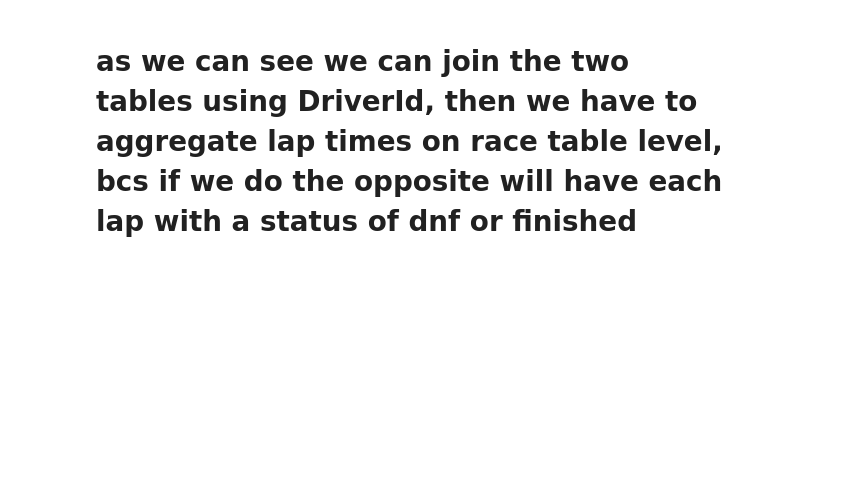
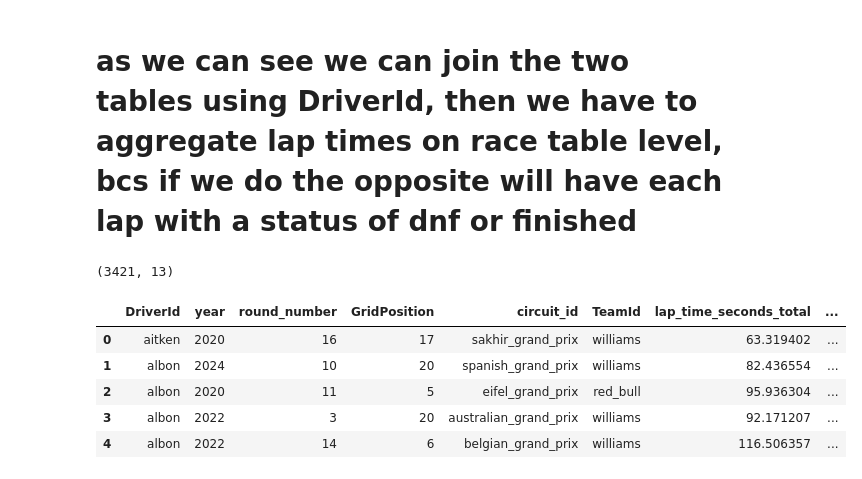
Before and after one commit to StegenX/f1_DNF_prediction_model, a Jupyter notebook: notebooks/data_preparation.ipynb, the cells around one changed output. Drawn from its saved outputs; the diff is of its cells as text; code cells hidden in the pictures; blank space fills up the shorter version.

Commit message:
First stage: data has been joined, cleaned, checked, ready for stage 2

```diff
--- a/notebooks/data_preparation.ipynb
+++ b/notebooks/data_preparation.ipynb
@@ -110,3 +110,26 @@ Index(['lap_id', 'DriverId', 'circuit_id', 'year', 'round_number',
       dtype='object')
 # %% [markdown]
 # as we can see we can join the two tables using DriverId, then we have to aggregate lap times on race table level, bcs if we do the opposite will have each lap with a status of dnf or finished
+# %%
+query = """SELECT race.DriverId, race.year, race.round_number, race.GridPosition, race.circuit_id, race.TeamId ,AVG(lap_time_seconds) AS lap_time_seconds_total, STDDEV(lap_time_seconds) as std_lap_times, MAX(tyre_life) as tyre_life,
+SUM(CASE WHEN is_pit_lap then 1 ELSE 0 END) pit_laps, MAX(track_status) As track_status, MAX(lap_number) as last_lap_number, Status  FROM `f1_data.fact_race_results` race
+JOIN `f1-data-pipeline-497719.f1_data.fact_lap_times` laps USING(DriverId, year, round_number)
+GROUP BY race.DriverId, race.year, race.round_number, race.GridPosition, race.circuit_id, race.TeamId, Status
+ORDER BY race.DriverId"""
+
+data = client.query(query)
+
+df = data.to_dataframe()
+# %%
+df.shape
+# %% [output]
+(3421, 13)
+# %%
+df.head()
+# %% [output]
+|  | DriverId | year | round_number | GridPosition | circuit_id | TeamId | lap_time_seconds_total | ... |
+| 0 | aitken | 2020 | 16 | 17 | sakhir_grand_prix | williams | 63.319402 | ... |
+| 1 | albon | 2024 | 10 | 20 | spanish_grand_prix | williams | 82.436554 | ... |
+| 2 | albon | 2020 | 11 | 5 | eifel_grand_prix | red_bull | 95.936304 | ... |
+| 3 | albon | 2022 | 3 | 20 | australian_grand_prix | williams | 92.171207 | ... |
+| 4 | albon | 2022 | 14 | 6 | belgian_grand_prix | williams | 116.506357 | ... |
```
Also changed, not shown: parts of 20 cells of this notebook, 1 other file.
